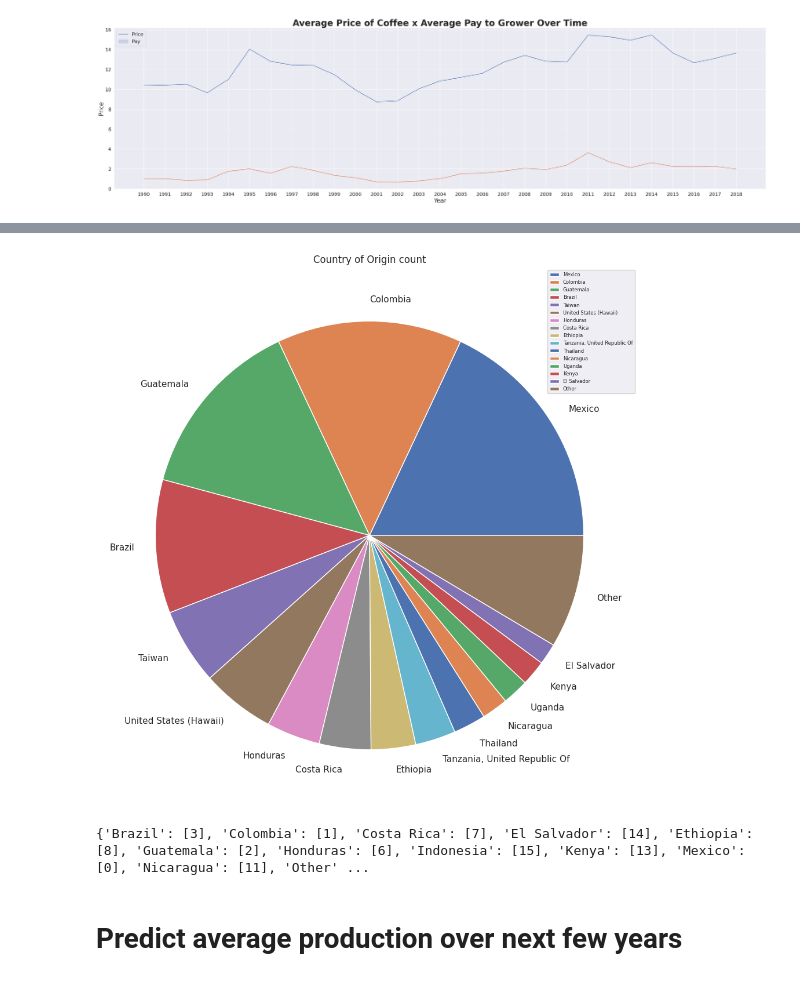
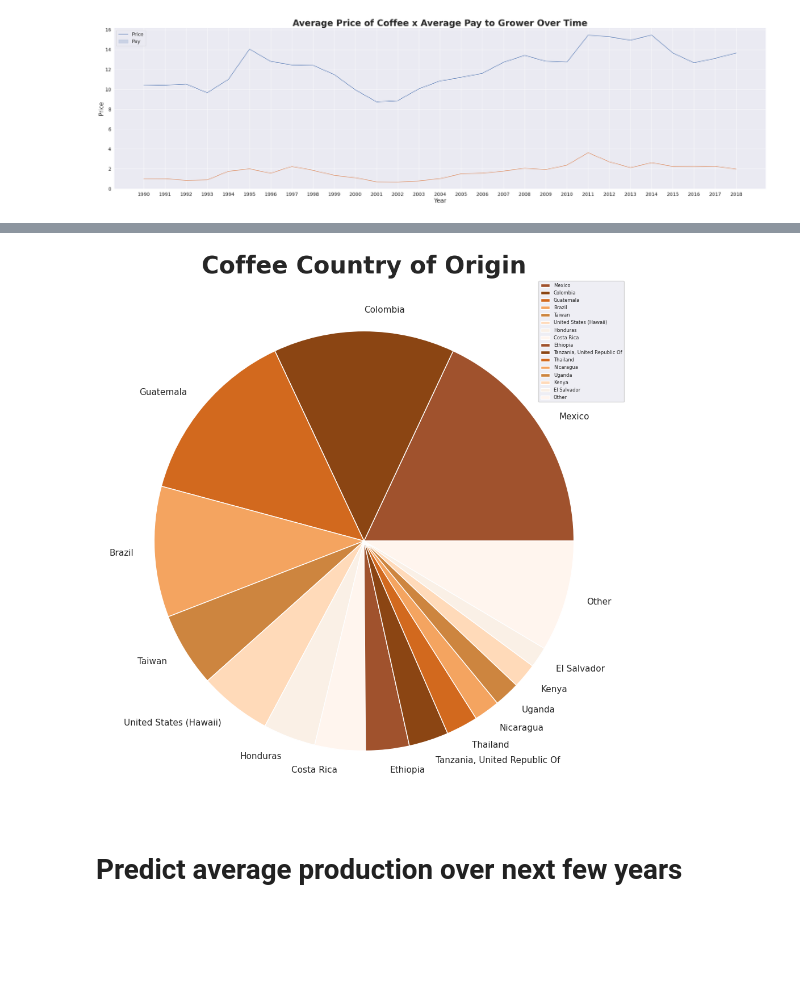
Before and after one commit to Dylanbbenson/Coffee_Data_Analysis, a Jupyter notebook: Coffee_Analysis.ipynb, the cells around one changed output, grey strips where cells are left out. Cells and saved outputs as stored; diff of their text form; code cells hidden in the pictures; blank space fills up the shorter version.

```diff
--- a/Coffee_Analysis.ipynb
+++ b/Coffee_Analysis.ipynb
@@ -398,45 +392,39 @@ df
 # %%
 countries = df.copy()
 countries.drop(countries.columns.difference(['Country.of.Origin']), 1, inplace=True)
 country_counts = countries.value_counts()
 country_counts = pd.DataFrame(country_counts)
 country_counts = country_counts.reset_index()
 country_counts.columns=['Origin', 'Count']
 
 #the top 5
 country_counts2 = country_counts[:15].copy()
 
 #others
 new_row = pd.DataFrame(data = {
     'Origin' : ['Other'],
     'Count' : [country_counts['Count'][15:].sum()]
 })
 
 #combining top 5 with others
 pie = pd.concat([country_counts2, new_row])
 
 sns.set(rc={"figure.figsize":(40, 12)})
 
-#fig, axes = plt.subplots(nrows = 1, ncols = 2, figsize = (9,4))
-pie_chart = pie.plot(kind = 'pie', y = 'Count', labels = pie['Origin'])
-pie_chart.set_title('Country of Origin count')
+#define colors
+colors = ['sienna', 'saddlebrown', 'chocolate', 'sandybrown', 'peru', 'peachpuff', 'linen', 'seashell']
+
+def autopct_format(values):
+    def my_format(pct):
+        total = sum(values)
+        val = int(round(pct*total/100.0))
+        return '{:.1f}%\n({v:d})'.format(pct, v=val)
+        return my_format
+
+pie_chart = pie.plot(kind = 'pie', y = 'Count', labels = pie['Origin'], colors=colors, autopct=autopct_format(pie))
+pie_chart.set_title('Coffee Country of Origin', fontdict={'size': 30, 'weight': 'bold'})
 plt.legend(loc='upper right', prop={'size': 6})
 plt.ylabel(None)
 plt.show()
 # %% [output]
-[figure, old version]
+[figure, new version]
-# %%
-#Create new dataframe of coffee country of origins, clean data a bit
-countries = df.copy()
-countries.drop(countries.columns.difference(['Country.of.Origin']), 1, inplace=True)
-country_counts = countries.value_counts()
-country_counts = pd.DataFrame(country_counts)
-country_counts = country_counts.reset_index()
-country_counts.columns=['Origin', 'Count']
-for x in country_counts.index:
-    if country_counts.loc[x,'Count'] < 20:
-        country_counts.loc[x, 'Origin'] = "Other"
-
-print(country_counts.groupby(['Origin']).groups)
-# %% [output]
-{'Brazil': [3], 'Colombia': [1], 'Costa Rica': [7], 'El Salvador': [14], 'Ethiopia': [8], 'Guatemala': [2], 'Honduras': [6], 'Indonesia': [15], 'Kenya': [13], 'Mexico': [0], 'Nicaragua': [11], 'Other' ...
```
Also changed, not shown: parts of 2 cells of this notebook.
